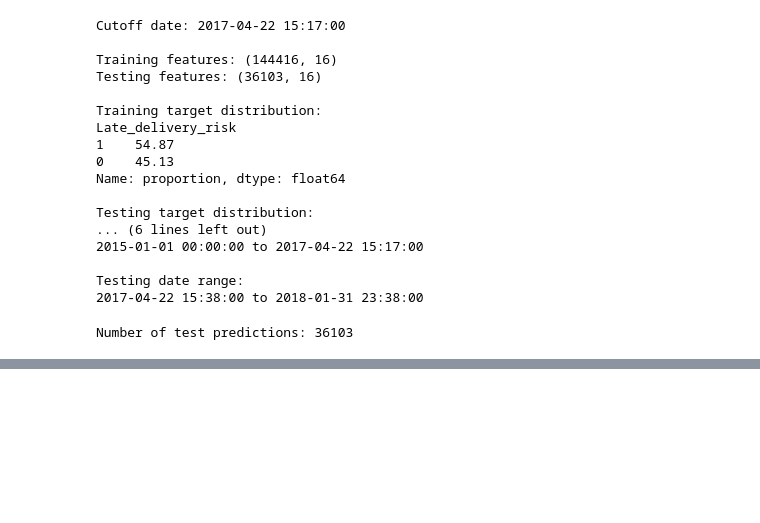
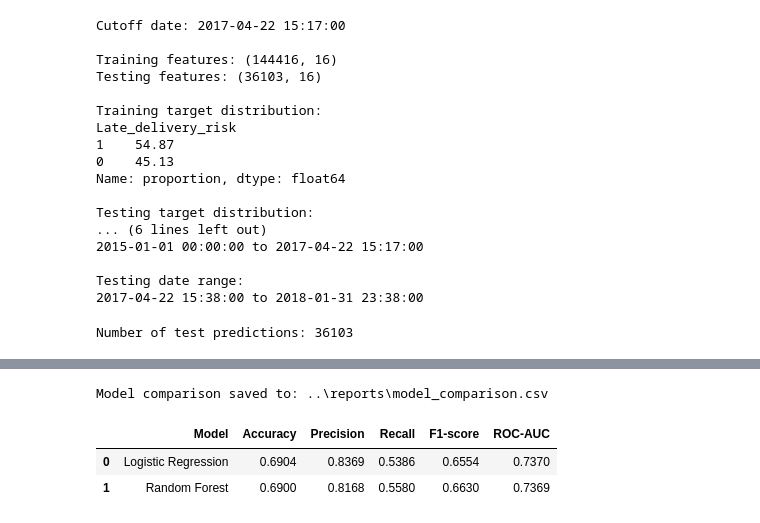
Before and after one commit to divyamohan6388-droid/Logistics-Analytics-Shipment-Delay-Prediction, a Jupyter notebook: notebooks/04_feature_engineering.ipynb, the cells around one changed output, grey strips where cells are left out. Drawn from its saved outputs; the diff is of its cells as text; code cells hidden in the pictures; blank space fills up the shorter version.

```diff
--- a/notebooks/04_feature_engineering.ipynb
+++ b/notebooks/04_feature_engineering.ipynb
@@ -344,0 +421,12 @@ Number of test predictions: 36103
+# %%
+# Training Random Forest on the training data
+
+random_forest_model.fit(X_train, y_train)
+
+# Generating predictions on the test data
+rf_y_pred = random_forest_model.predict(X_test)
+
+# Generating probabilities for the positive class
+rf_y_prob = random_forest_model.predict_proba(X_test)[:, 1]
+
+print("Number of test predictions:", len(rf_y_pred))
@@ -344,0 +500,28 @@ Number of test predictions: 36103
+# %%
+from pathlib import Path
+
+# Creating a comparison table
+comparison_df = pd.DataFrame({
+    "Model": ["Logistic Regression", "Random Forest"],
+    "Accuracy": [accuracy, rf_accuracy],
+    "Precision": [precision, rf_precision],
+    "Recall": [recall, rf_recall],
+    "F1-score": [f1, rf_f1],
+    "ROC-AUC": [roc_auc, rf_roc_auc]
+}).round(4)
+
+# Creating the reports directory if it doesn't exist
+reports_dir = Path("../reports")
+reports_dir.mkdir(parents=True, exist_ok=True)
+
+# Saving model comparison results
+comparison_path = reports_dir / "model_comparison.csv"
+comparison_df.to_csv(comparison_path, index=False)
+
+print("Model comparison saved to:", comparison_path)
+display(comparison_df)
+# %% [output]
+Model comparison saved to: ..\reports\model_comparison.csv
+|  | Model | Accuracy | Precision | Recall | F1-score | ROC-AUC |
+| 0 | Logistic Regression | 0.6904 | 0.8369 | 0.5386 | 0.6554 | 0.7370 |
+| 1 | Random Forest | 0.6900 | 0.8168 | 0.5580 | 0.6630 | 0.7369 |
```
Also changed, not shown: parts of 5 cells of this notebook.
